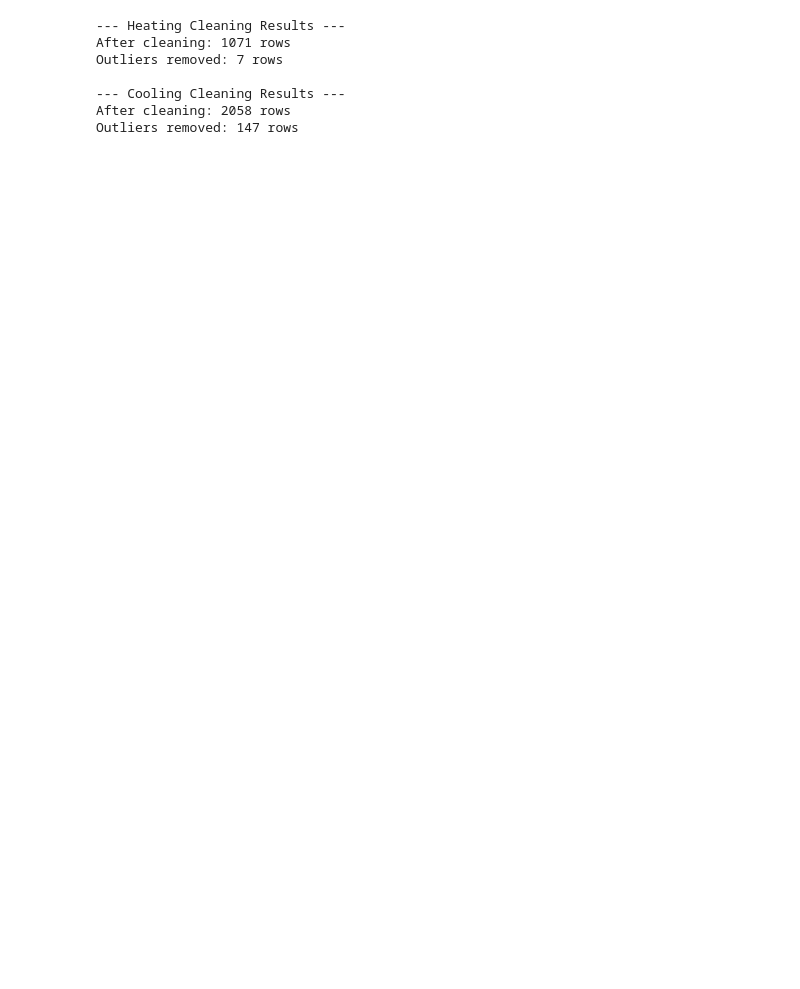
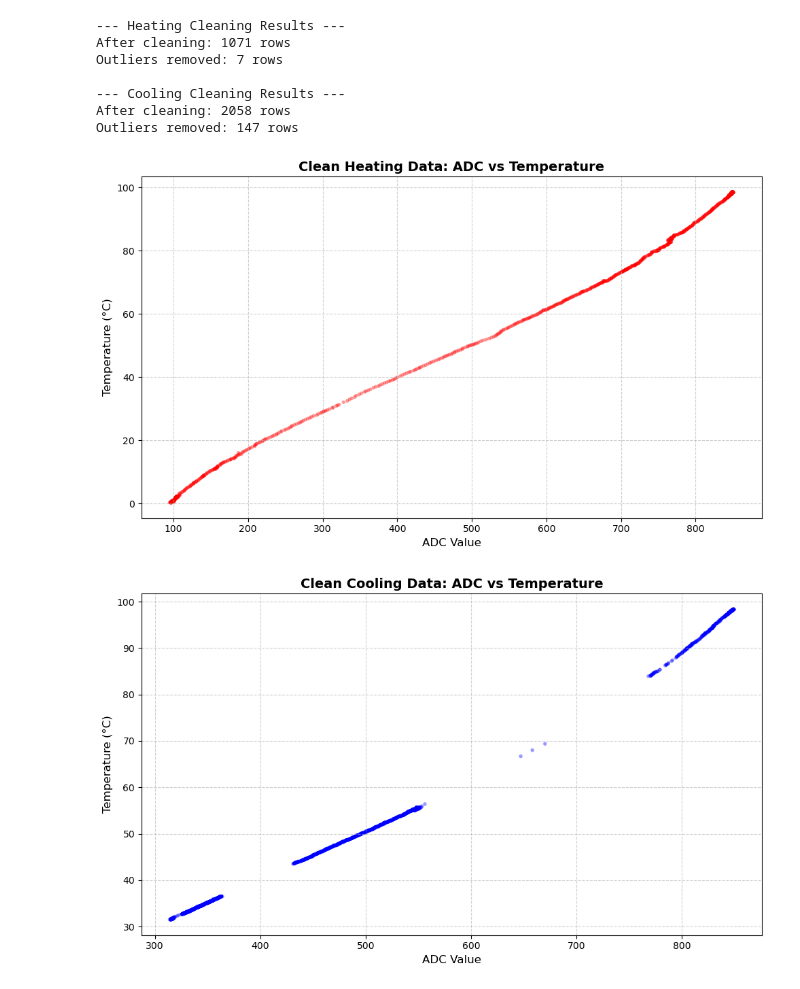
Before and after one commit to Kenura-R-Gunarathna/ph3039-lab-1, a Jupyter notebook: report/2nd_configuration_only/notebook.ipynb, the cells around one changed output. Drawn from its saved outputs; the diff is of its cells as text; code cells hidden in the pictures; blank space fills up the shorter version.

```diff
--- a/report/2nd_configuration_only/notebook.ipynb
+++ b/report/2nd_configuration_only/notebook.ipynb
@@ -227,3 +289,26 @@ Outliers removed: 7 rows
 --- Cooling Cleaning Results ---
 After cleaning: 2058 rows
 Outliers removed: 147 rows
+# %%
+# 1. Plot Clean Heating Data
+# Replace 'heating_df' with the actual name of your heating dataframe variable
+plot_adc_vs_temp(
+    x=clean_heating_df['adc'],
+    y=clean_heating_df['temp_c'],
+    title="Clean Heating Data: ADC vs Temperature",
+    color='red',
+    alpha=0.4
+)
+
+# 2. Plot Clean Cooling Data
+# Replace 'cooling_df' with the actual name of your cooling dataframe variable
+plot_adc_vs_temp(
+    x=clean_cooling_df['adc'],
+    y=clean_cooling_df['temp_c'],
+    title="Clean Cooling Data: ADC vs Temperature",
+    color='blue',
+    alpha=0.4
+)
+# %% [output]
+[figure, added]
+[figure, added]
```
Also changed, not shown: parts of 5 cells of this notebook.
